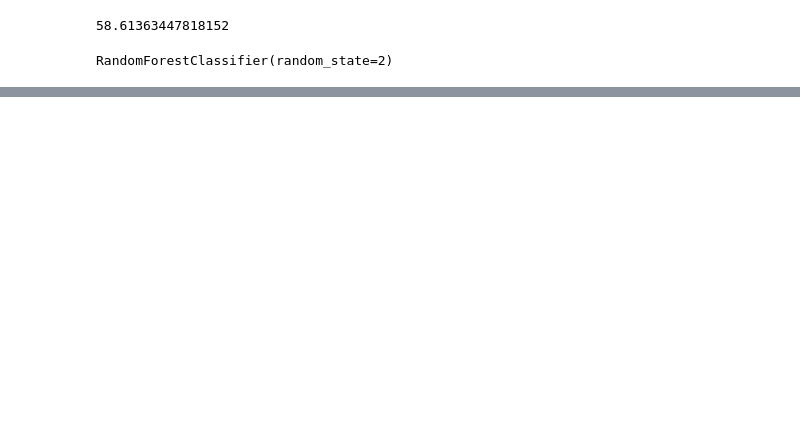
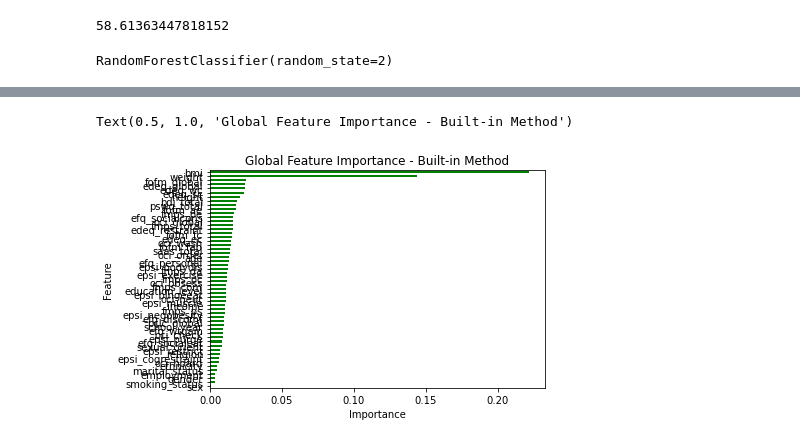
Before and after one commit to cecusack/anaan_ml, a Jupyter notebook: ML Python Code/anaan_machinelearning UPDATED.ipynb, the cells around one changed output, grey strips where cells are left out. Drawn from its saved outputs; the diff is of its cells as text; code cells hidden in the pictures; blank space fills up the shorter version.

```diff
--- a/ML Python Code/anaan_machinelearning UPDATED.ipynb
+++ b/ML Python Code/anaan_machinelearning UPDATED.ipynb
@@ -651,0 +664,10 @@ auc_x_rf['test_score'].mean()*100
+# %%
+global_importances2 = pd.Series(RF2.feature_importances_, index=X2_train.columns)
+global_importances2.sort_values(ascending=True, inplace=True)
+global_importances2.plot.barh(color='green')
+plt.xlabel("Importance")
+plt.ylabel("Feature")
+plt.title("Global Feature Importance - Built-in Method")
+# %% [output]
+Text(0.5, 1.0, 'Global Feature Importance - Built-in Method')
+[figure, added]
```
Also changed, not shown: parts of 24 cells of this notebook, 1 other file.
